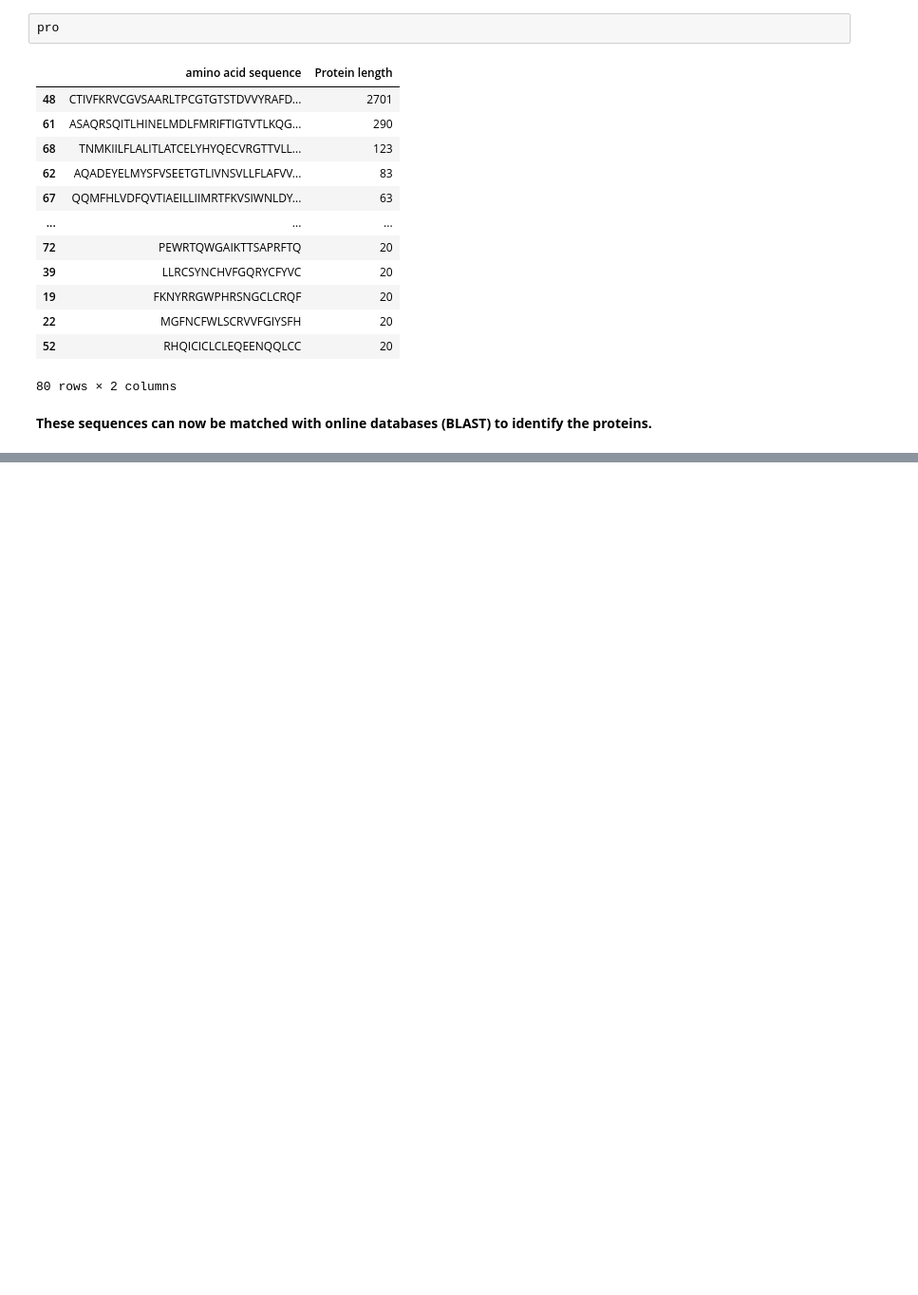
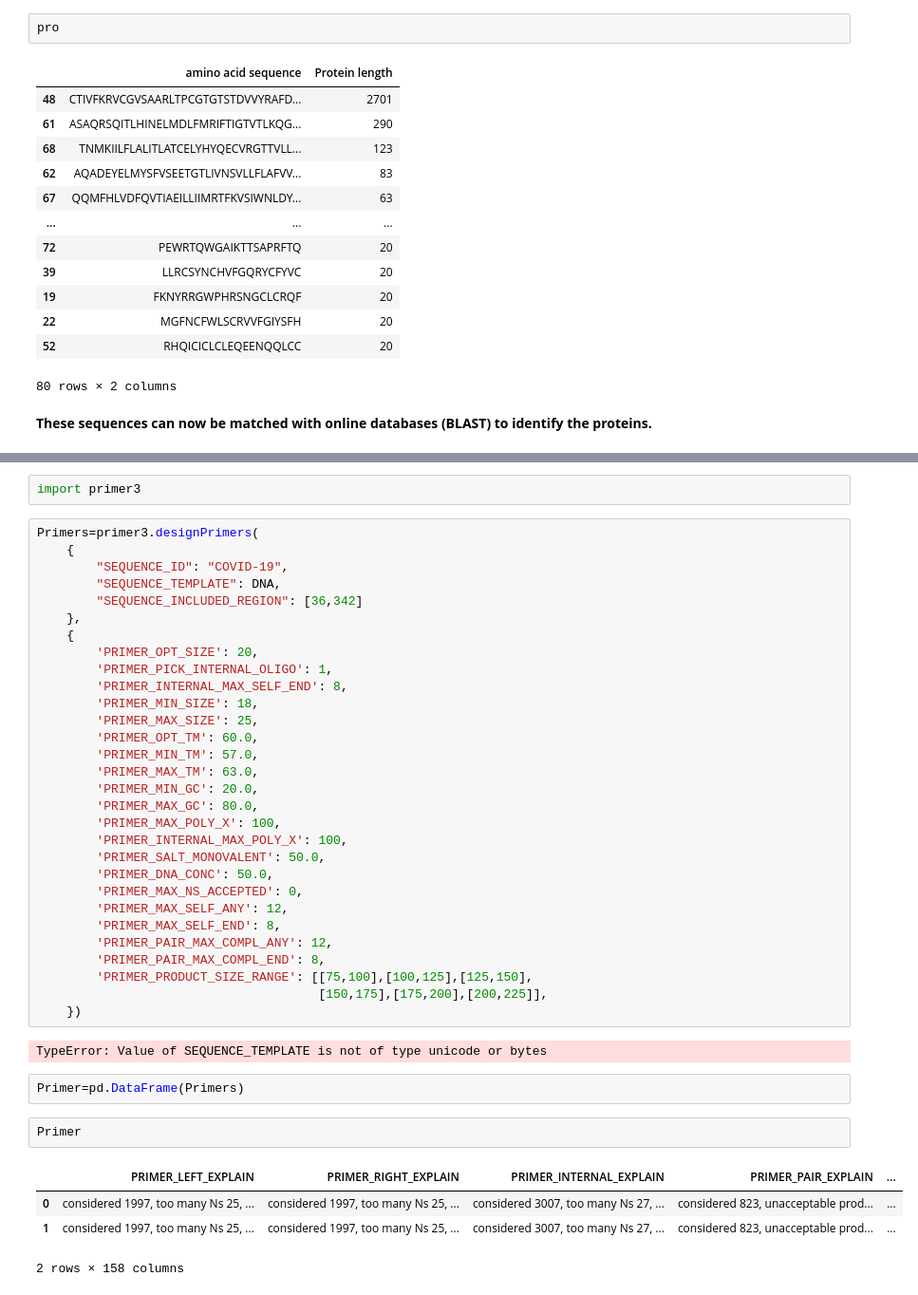
Before and after one commit to smej20/Data-Science-and-Machine-Learning-Coursework, a Jupyter notebook: COVID-19_Coursework_Development.ipynb, the cells around one changed output, grey strips where cells are left out. Shown: that part at 95% size. Saved outputs shown, nothing was run; the diff lists cells and outputs as text; blank space fills up the shorter version.

Commit message:
Adding automated primer design with set parameters into Jupyter Notebook when supplied with a sequence, currently having issues with loading specific object instead of a string.

```diff
--- a/COVID-19_Coursework_Development.ipynb
+++ b/COVID-19_Coursework_Development.ipynb
@@ -161,0 +172,43 @@ pro
+# %%
+import primer3
+# %%
+Primers=primer3.designPrimers(
+    {
+        "SEQUENCE_ID": "COVID-19",
+        "SEQUENCE_TEMPLATE": DNA,
+        "SEQUENCE_INCLUDED_REGION": [36,342]
+    },
+    {
+        'PRIMER_OPT_SIZE': 20,
+        'PRIMER_PICK_INTERNAL_OLIGO': 1,
+        'PRIMER_INTERNAL_MAX_SELF_END': 8,
+        'PRIMER_MIN_SIZE': 18,
+        'PRIMER_MAX_SIZE': 25,
+        'PRIMER_OPT_TM': 60.0,
+        'PRIMER_MIN_TM': 57.0,
+        'PRIMER_MAX_TM': 63.0,
+        'PRIMER_MIN_GC': 20.0,
+        'PRIMER_MAX_GC': 80.0,
+        'PRIMER_MAX_POLY_X': 100,
+        'PRIMER_INTERNAL_MAX_POLY_X': 100,
+        'PRIMER_SALT_MONOVALENT': 50.0,
+        'PRIMER_DNA_CONC': 50.0,
+        'PRIMER_MAX_NS_ACCEPTED': 0,
+        'PRIMER_MAX_SELF_ANY': 12,
+        'PRIMER_MAX_SELF_END': 8,
+        'PRIMER_PAIR_MAX_COMPL_ANY': 12,
+        'PRIMER_PAIR_MAX_COMPL_END': 8,
+        'PRIMER_PRODUCT_SIZE_RANGE': [[75,100],[100,125],[125,150],
+                                      [150,175],[175,200],[200,225]],
+    })
+# %% [output]
+TypeError: Value of SEQUENCE_TEMPLATE is not of type unicode or bytes
+# %%
+Primer=pd.DataFrame(Primers)
+# %%
+Primer
+# %% [output]
+|  | PRIMER_LEFT_EXPLAIN | PRIMER_RIGHT_EXPLAIN | PRIMER_INTERNAL_EXPLAIN | PRIMER_PAIR_EXPLAIN | ... |
+| 0 | considered 1997, too many Ns 25, ... | considered 1997, too many Ns 25, ... | considered 3007, too many Ns 27, ... | considered 823, unacceptable prod... | ... |
+| 1 | considered 1997, too many Ns 25, ... | considered 1997, too many Ns 25, ... | considered 3007, too many Ns 27, ... | considered 823, unacceptable prod... | ... |
+2 rows × 158 columns
```
Also changed, not shown: parts of 3 cells of this notebook.
